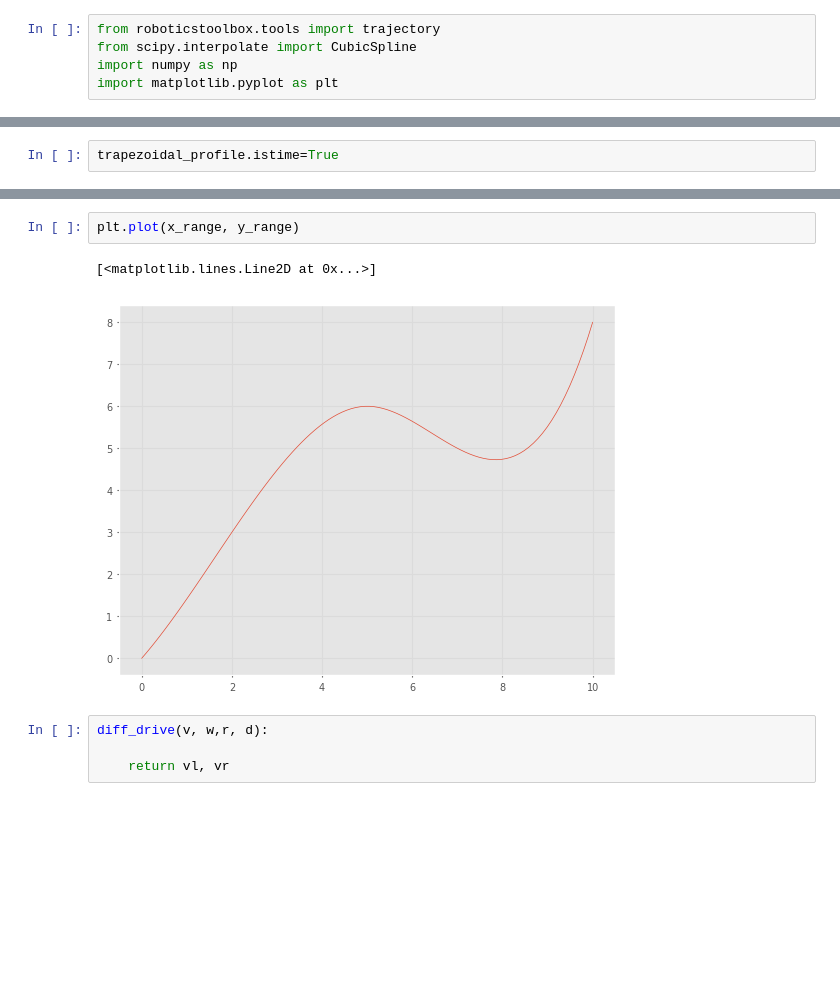
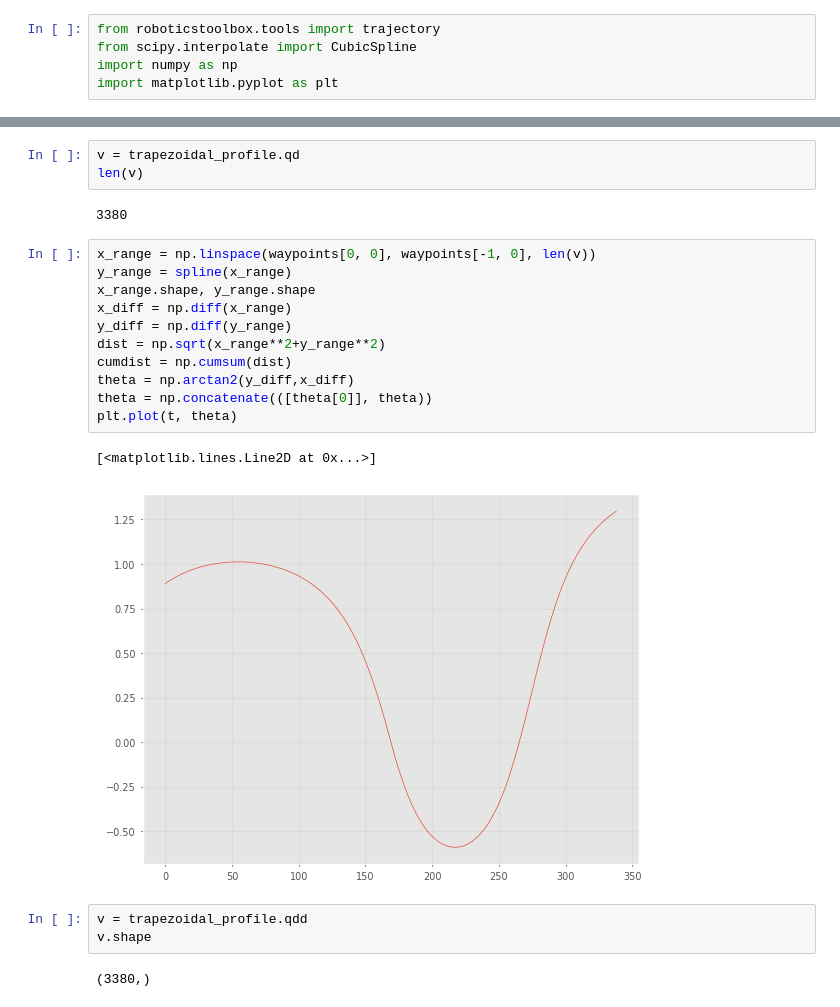
Before and after one commit to AnandKumar-Patidar/Path-and-Trajectory-Planning, a Jupyter notebook: trajectory.ipynb, the cells around one changed output, grey strips where cells are left out. Drawn from its saved outputs; the diff is of its cells as text; blank space fills up the shorter version.

Commit message:
found the angle(theta), by differentiating y and x.

```diff
--- a/trajectory.ipynb
+++ b/trajectory.ipynb
@@ -833,2 +705,0 @@ trapezoidal_profile.plot()
-# %%
-trapezoidal_profile.istime=True
@@ -911,9 +706,24 @@ plt.plot(time, angular_vel)
-# %%
-plt.plot(x_range, y_range)
-# %% [output]
-[<matplotlib.lines.Line2D at 0x...>]
-[figure, removed]
-# %%
-diff_drive(v, w,r, d):
-
-    return vl, vr
+# %%
+v = trapezoidal_profile.qd
+len(v)
+# %% [output]
+3380
+# %%
+x_range = np.linspace(waypoints[0, 0], waypoints[-1, 0], len(v))
+y_range = spline(x_range)
+x_range.shape, y_range.shape
+x_diff = np.diff(x_range)
+y_diff = np.diff(y_range)
+dist = np.sqrt(x_range**2+y_range**2)
+cumdist = np.cumsum(dist)
+theta = np.arctan2(y_diff,x_diff)
+theta = np.concatenate(([theta[0]], theta))
+plt.plot(t, theta)
+# %% [output]
+[<matplotlib.lines.Line2D at 0x...>]
+[figure, added]
+# %%
+v = trapezoidal_profile.qdd
+v.shape
+# %% [output]
+(3380,)
```
Also changed, not shown: parts of 25 cells of this notebook.
